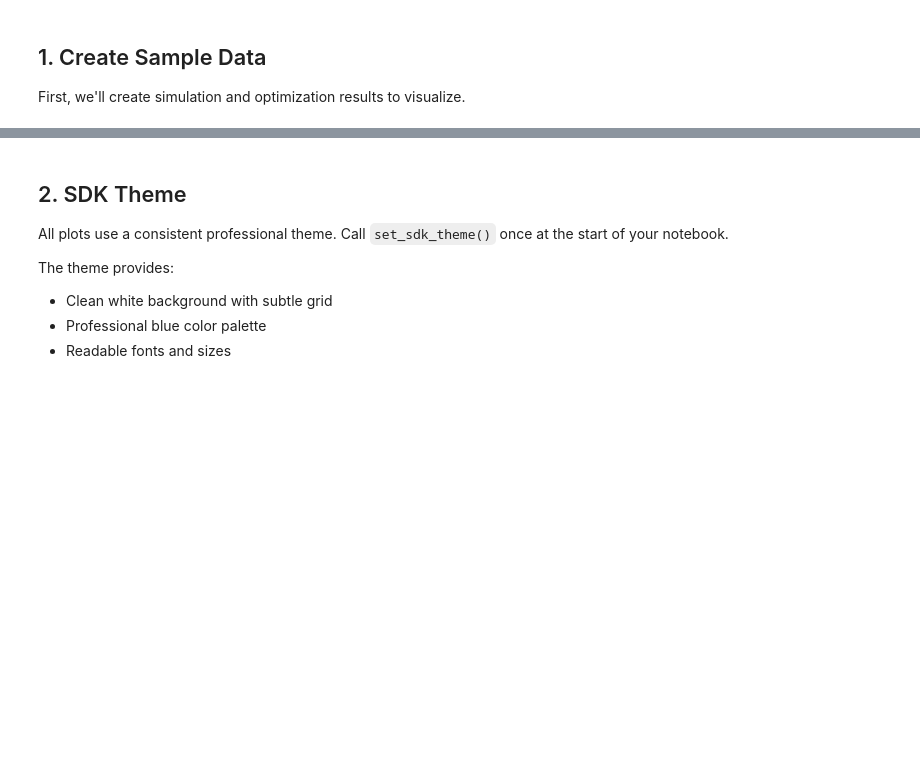
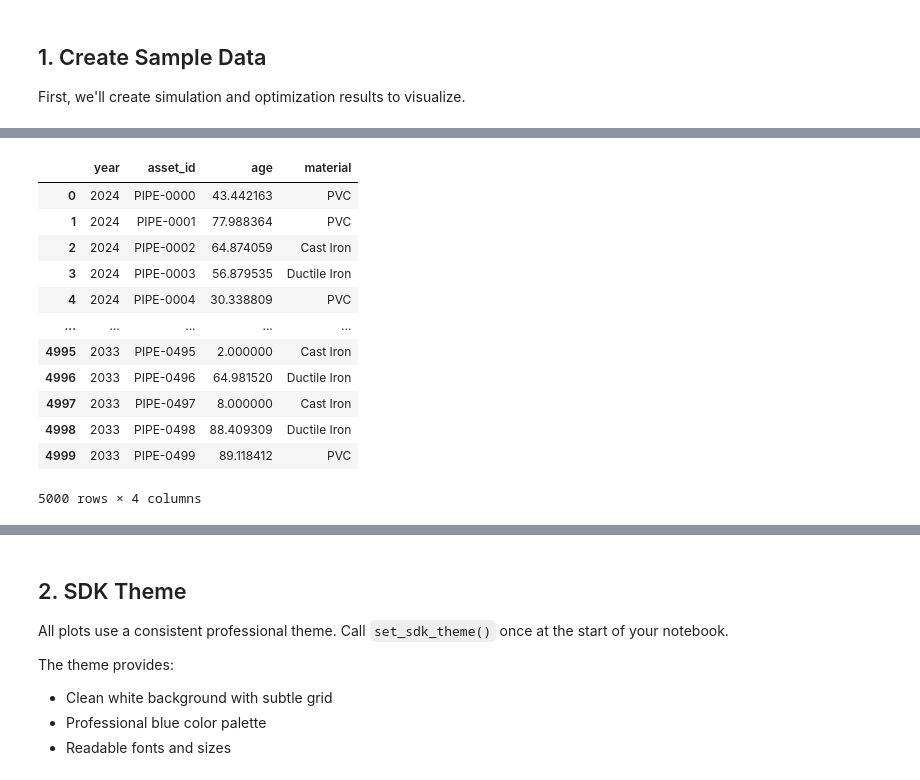
Before and after one commit to hgrif/asset-optimization, a Jupyter notebook: notebooks/visualization.ipynb, the cells around one changed output, grey strips where cells are left out. Cells and saved outputs as stored; diff of their text form; code cells hidden in the pictures; blank space fills up the shorter version.

Commit message:
Always track asset history

```diff
--- a/notebooks/visualization.ipynb
+++ b/notebooks/visualization.ipynb
@@ -84,3 +88,19 @@ print(sim_result)
+# %%
+sim_result.asset_history
+# %% [output]
+|  | year | asset_id | age | material |
+| 0 | 2024 | PIPE-0000 | 43.442163 | PVC |
+| 1 | 2024 | PIPE-0001 | 77.988364 | PVC |
+| 2 | 2024 | PIPE-0002 | 64.874059 | Cast Iron |
+| 3 | 2024 | PIPE-0003 | 56.879535 | Ductile Iron |
+| 4 | 2024 | PIPE-0004 | 30.338809 | PVC |
+| ... | ... | ... | ... | ... |
+| 4995 | 2033 | PIPE-0495 | 2.000000 | Cast Iron |
+| 4996 | 2033 | PIPE-0496 | 64.981520 | Ductile Iron |
+| 4997 | 2033 | PIPE-0497 | 8.000000 | Cast Iron |
+| 4998 | 2033 | PIPE-0498 | 88.409309 | Ductile Iron |
+| 4999 | 2033 | PIPE-0499 | 89.118412 | PVC |
+5000 rows × 4 columns
 # %%
 # Run optimization
 optimizer = Optimizer(strategy='greedy', min_risk_threshold=0.1)
```
Also changed, not shown: parts of 23 cells of this notebook, 10 other files.
